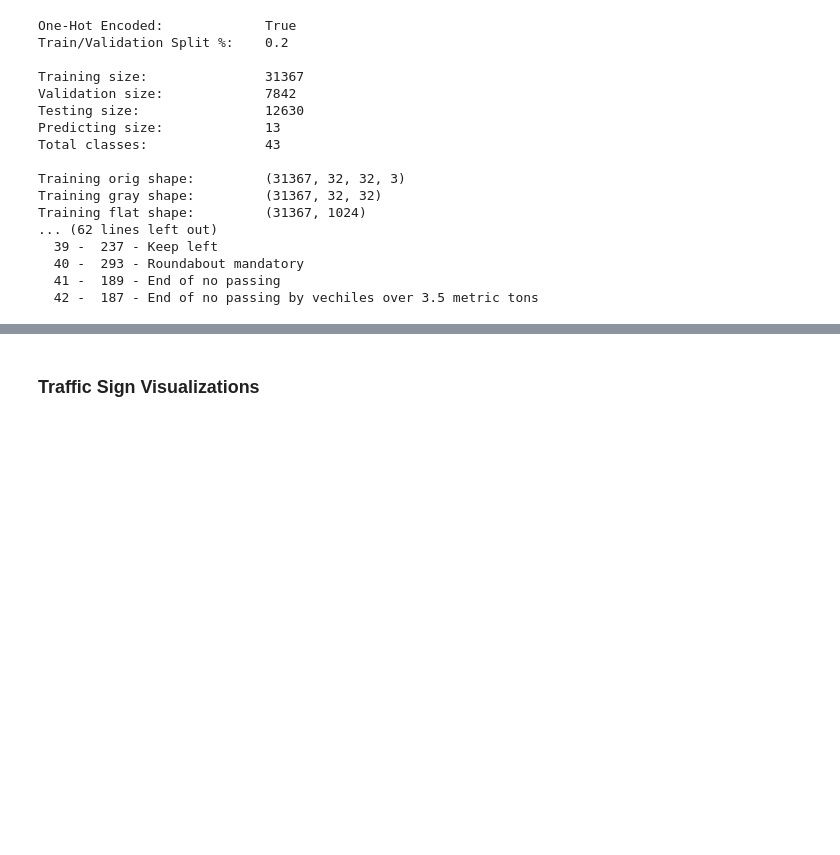
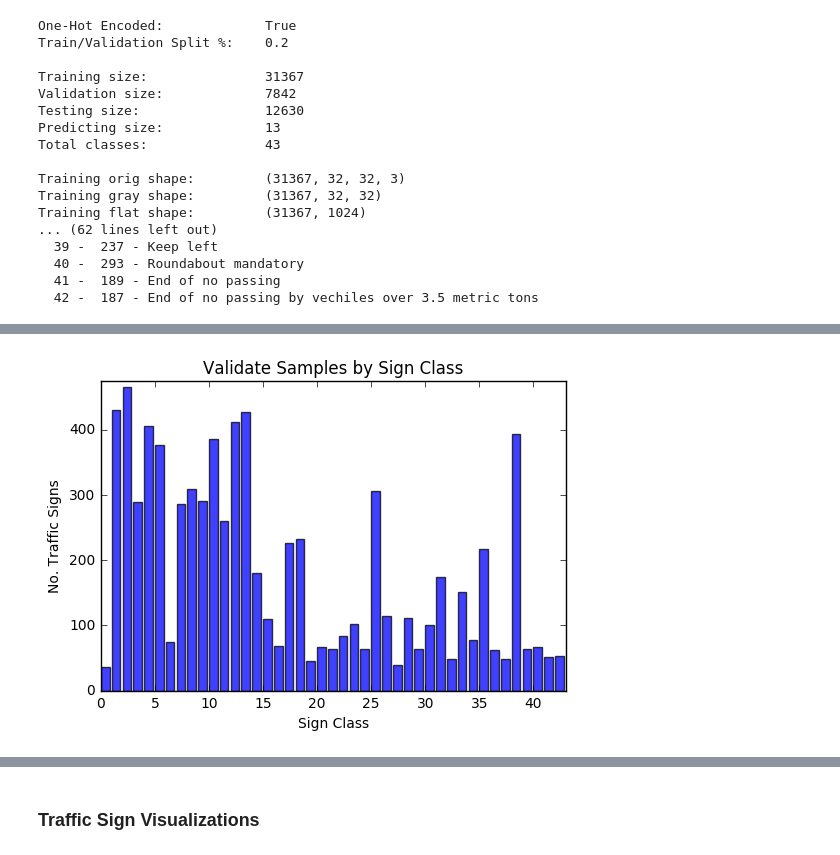
Before and after one commit to Olouge/traffic-sign-classification, a Jupyter notebook: single_layer_linear_neural_network.ipynb, the cells around one changed output, grey strips where cells are left out. Saved outputs shown, nothing was run; the diff lists cells and outputs as text; code cells hidden in the pictures; blank space fills up the shorter version.

```diff
--- a/single_layer_linear_neural_network.ipynb
+++ b/single_layer_linear_neural_network.ipynb
@@ -78,0 +82,4 @@ plt.show()
+# %%
+plot_sample_class_distributions(samples=data.validate_labels, title='Validate Samples by Sign Class')
+# %% [output]
+[figure, added]
```
Also changed, not shown: parts of 14 cells of this notebook.
